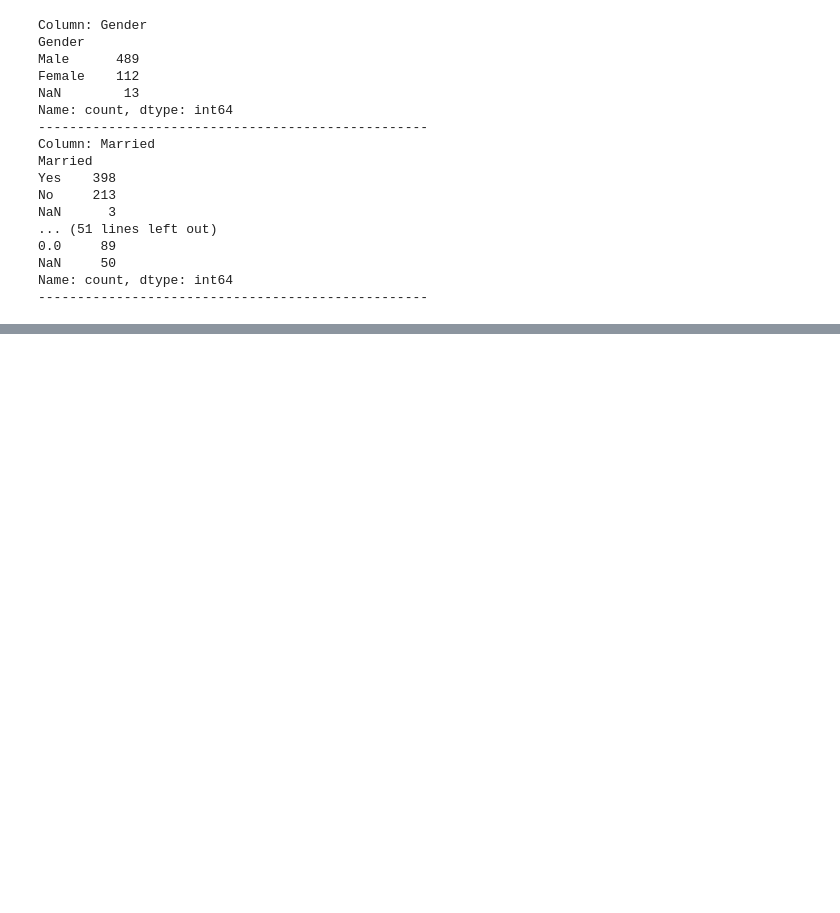
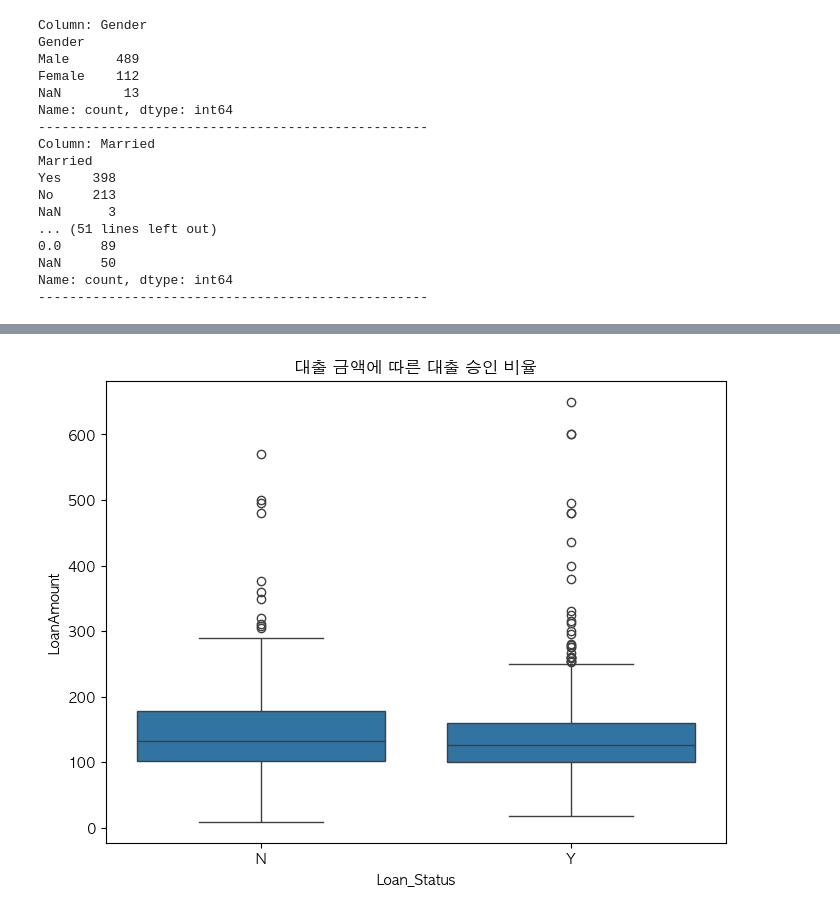
Before and after one commit to lshwa/Toy_proj, a Jupyter notebook: toy_project.ipynb, the cells around one changed output, grey strips where cells are left out. Saved outputs shown, nothing was run; the diff lists cells and outputs as text; code cells hidden in the pictures; blank space fills up the shorter version.

```diff
--- a/toy_project.ipynb
+++ b/toy_project.ipynb
@@ -256,0 +462,8 @@ Name: count, dtype: int64
+# %%
+# 대출 금액에 따른 대출 승인 비율
+plt.figure(figsize=(8,6))
+sns.boxplot(x='Loan_Status', y='LoanAmount', data=train)
+plt.title('대출 금액에 따른 대출 승인 비율')
+plt.show()
+# %% [output]
+[figure, added]
```
Also changed, not shown: parts of 35 cells of this notebook.
